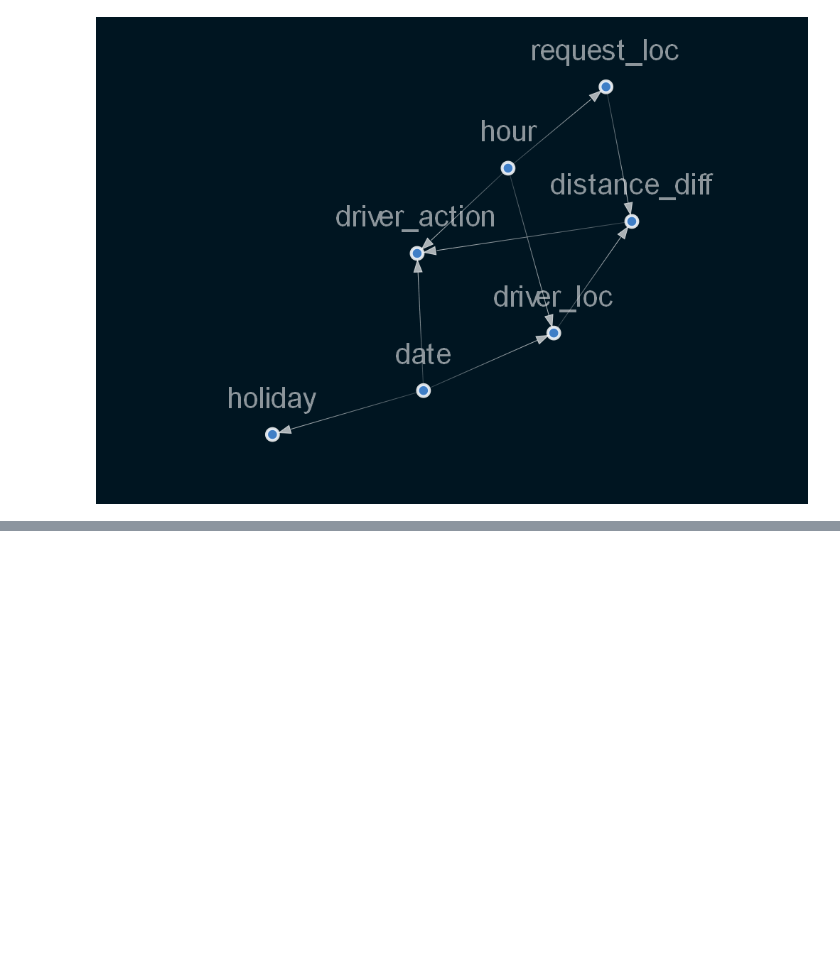
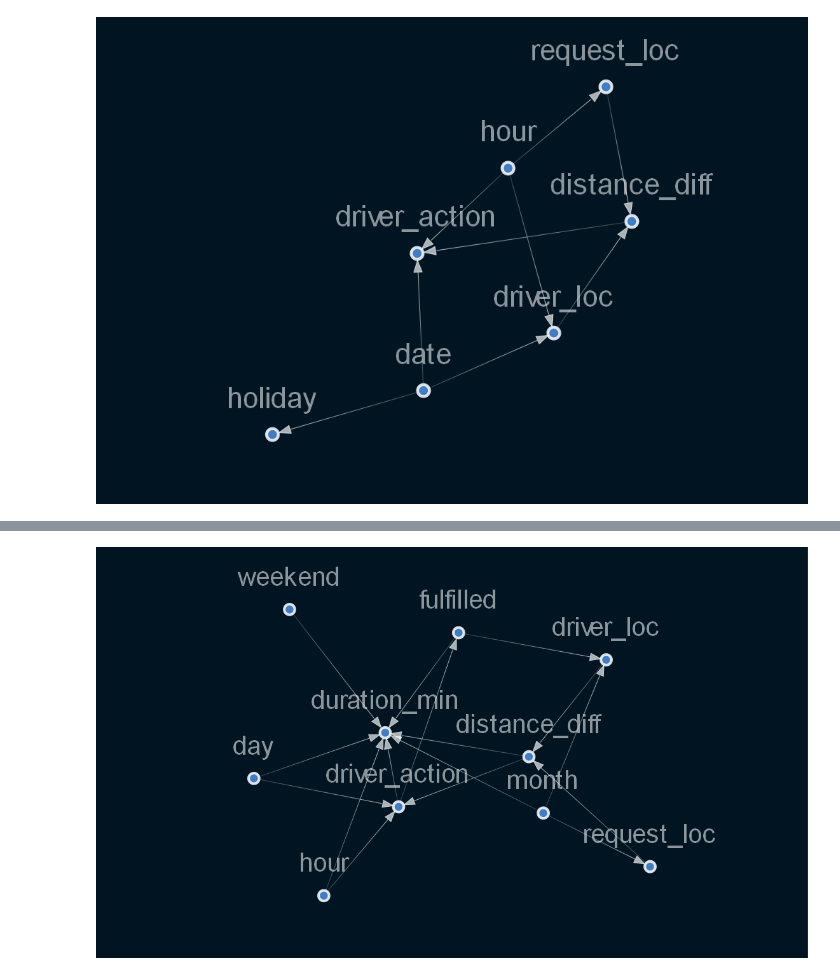
Before and after one commit to Nathnael12/Causal-Inference, a Jupyter notebook: notebooks/causal_inference.ipynb, the cells around one changed output, grey strips where cells are left out. Saved outputs shown, nothing was run; the diff lists cells and outputs as text; code cells hidden in the pictures; blank space fills up the shorter version.

```diff
--- a/notebooks/causal_inference.ipynb
+++ b/notebooks/causal_inference.ipynb
@@ -164,0 +249,18 @@ Image(viz.draw(format='png'))
+# %%
+sm_enhanced.add_edge("distance_diff", "driver_action")
+sm_enhanced.add_edge("day", "driver_action")
+sm_enhanced.add_edge("hour", "driver_action")
+sm_enhanced.add_edge("request_loc", "distance_diff")
+sm_enhanced.add_edge("driver_loc", "distance_diff")
+sm_enhanced.add_edge("distance_diff", "driver_action")
+# %%
+sm_enhanced = sm_enhanced.get_largest_subgraph()
+viz = plot_structure(
+    sm_enhanced,
+    graph_attributes={"scale": "0.7","fontsize":"small"},
+    all_node_attributes=NODE_STYLE.WEAK,
+    all_edge_attributes=EDGE_STYLE.WEAK,
+)
+Image(viz.draw(format='png'))
+# %% [output]
+[figure, added]
```
Also changed, not shown: parts of 27 cells of this notebook.
